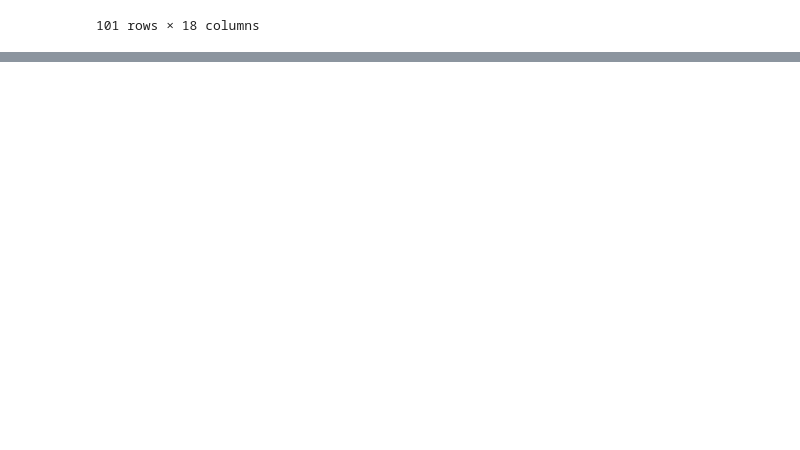
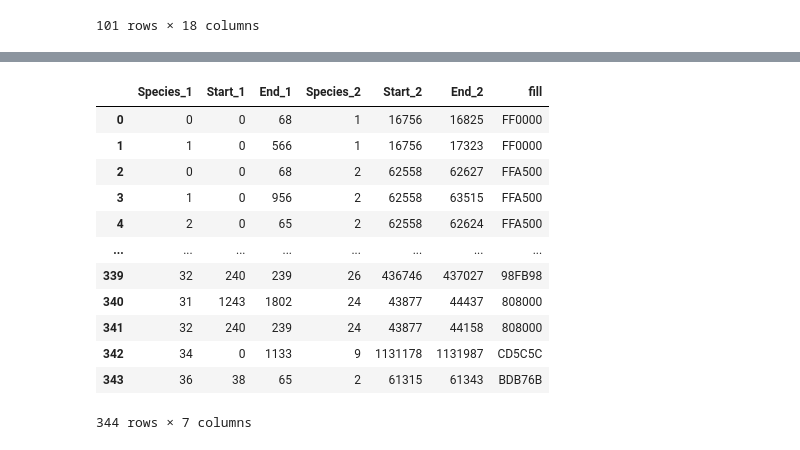
Before and after one commit to balintbiro/Oryctolagus_cuniculus_numts, a Jupyter notebook: codes/trials/data_prep_synteny_mt_scf.ipynb, the cells around one changed output, grey strips where cells are left out. Saved outputs shown, nothing was run; the diff lists cells and outputs as text; code cells hidden in the pictures; blank space fills up the shorter version.

```diff
--- a/codes/trials/data_prep_synteny_mt_scf.ipynb
+++ b/codes/trials/data_prep_synteny_mt_scf.ipynb
@@ -289,2 +286,18 @@ dual_synteny
 # %%
 dual_synteny.to_csv(home_dir+'dual_synteny_mt_scf.csv',index=False)
+# %%
+dual_synteny
+# %% [output]
+|  | Species_1 | Start_1 | End_1 | Species_2 | Start_2 | End_2 | fill |
+| 0 | 0 | 0 | 68 | 1 | 16756 | 16825 | FF0000 |
+| 1 | 1 | 0 | 566 | 1 | 16756 | 17323 | FF0000 |
+| 2 | 0 | 0 | 68 | 2 | 62558 | 62627 | FFA500 |
+| 3 | 1 | 0 | 956 | 2 | 62558 | 63515 | FFA500 |
+| 4 | 2 | 0 | 65 | 2 | 62558 | 62624 | FFA500 |
+| ... | ... | ... | ... | ... | ... | ... | ... |
+| 339 | 32 | 240 | 239 | 26 | 436746 | 437027 | 98FB98 |
+| 340 | 31 | 1243 | 1802 | 24 | 43877 | 44437 | 808000 |
+| 341 | 32 | 240 | 239 | 24 | 43877 | 44158 | 808000 |
+| 342 | 34 | 0 | 1133 | 9 | 1131178 | 1131987 | CD5C5C |
+| 343 | 36 | 38 | 65 | 2 | 61315 | 61343 | BDB76B |
+344 rows × 7 columns
```
Also changed, not shown: parts of 8 cells of this notebook, 3 other files.
